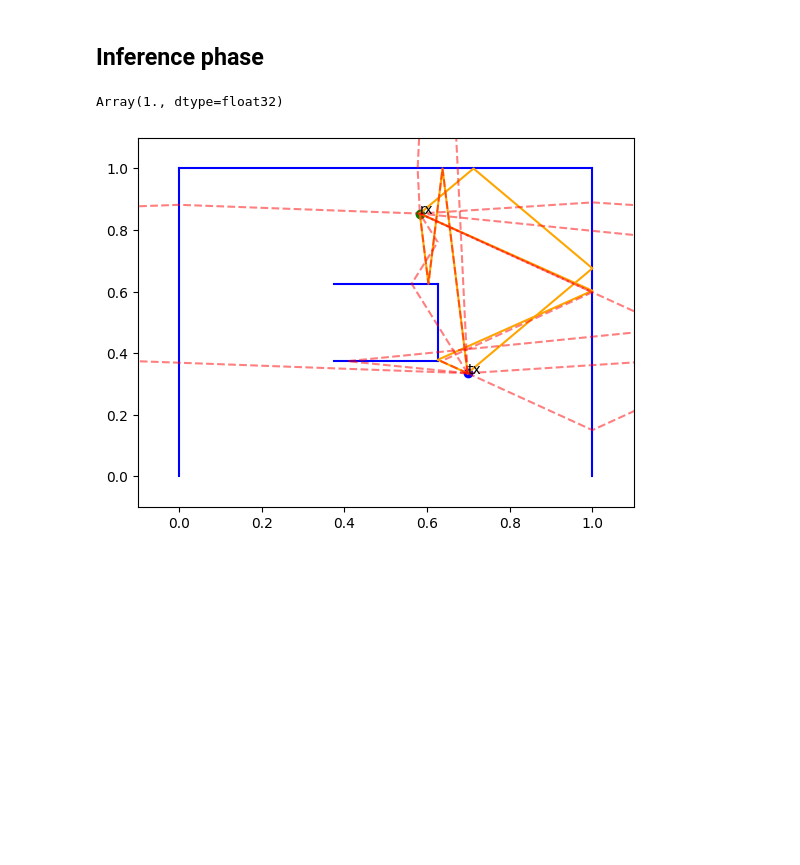
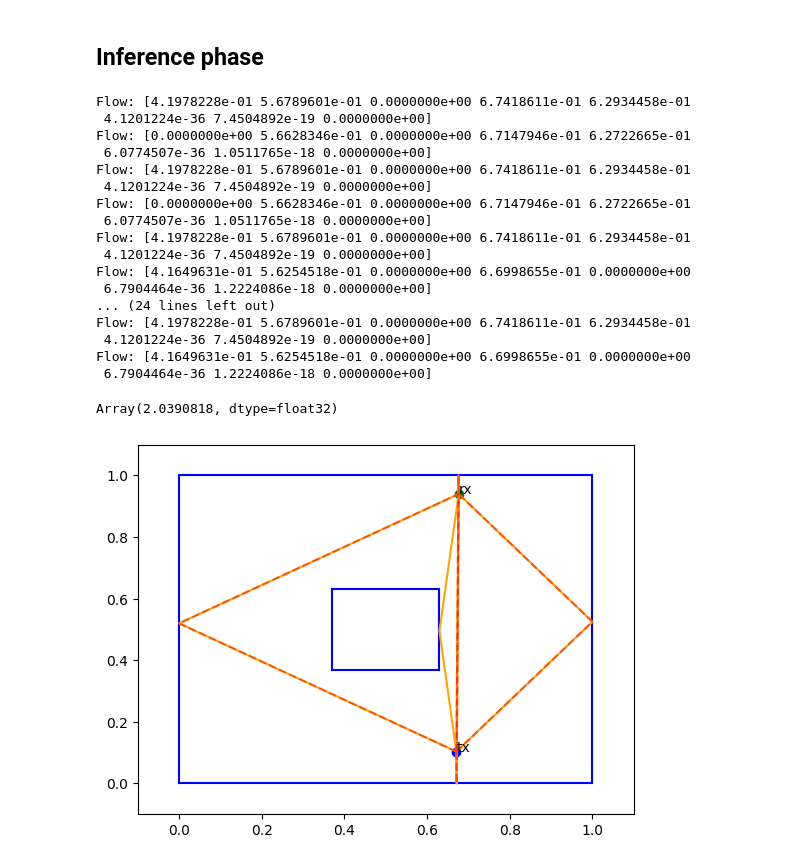
Before and after one commit to jeertmans/DiffeRT2d, a Jupyter notebook: docs/source/notebooks/cost20120_model.ipynb, the cells around one changed output. Saved outputs shown, nothing was run; the diff lists cells and outputs as text; code cells hidden in the pictures; blank space fills up the shorter version.

```diff
--- a/docs/source/notebooks/cost20120_model.ipynb
+++ b/docs/source/notebooks/cost20120_model.ipynb
@@ -173,7 +173,7 @@ key, key_example_scene = jax.random.split(key, 2)
 def random_scenes(
     min_ratio: float = 0.24,
     max_ratio: float = 0.26,
-    min_num_walls: int = 4,
+    min_num_walls: int = 8,
     min_angle: float = -0.0 * jnp.pi,
     max_angle: float = +0.0 * jnp.pi,
     *,
@@ -233,7 +233,7 @@ def random_scenes(
         )
 
 
-def samples(
+def random_samples(
     order: int, **kwargs: Any
 ) -> Iterator[tuple[Float[Array, "2+num_walls*2 2"], Int[Array, "num_paths {order}"]]]:
     """
@@ -437,7 +537,7 @@ def loss(
         # Turn positive flow into normalized probability in [0, 1]
         p = parent_edge_flow_prediction / jnp.sum(parent_edge_flow_prediction)
 
-        index = jax.random.categorical(key=key, logits=jnp.log(p))  # Action to take
+        index = jax.random.categorical(key=key, logits=jnp.log(p))  # The wall to choose
 
         # Indicate we have chosen walls[index] as a candidate at 'current_order'
         state = state.at[index, current_order].set(1.0)
@@ -445,16 +545,26 @@ def loss(
         edge_flow_prediction = model(state, index, xys)
 
         pred_path_candidate = jnp.argmax(state, axis=0)
+        # jax.debug.print("(scan) path = {pred_path_candidate}", pred_path_candidate=pred_path_candidate)
+
+        # is_last = jnp.where(current_order == order - 1, True, False)
+
+        # jax.debug.print("(scan) is last {is_last}", is_last=is_last)
 
         flow_mismatch += jnp.where(
             current_order == order - 1,  # Check whether we reached final state
             (  # Reached last state so (next) edge_flow_prediction is ignored
-                parent_edge_flow_prediction[index]  # Each state s' has only one possible parent state s
+                parent_edge_flow_prediction[
+                    index
+                ]  # Each state s' has only one possible parent state s
                 - reward(pred_path_candidate, true_path_candidates)
             )
             ** 2,
             (  # Didn't reach last state so no reward
-                parent_edge_flow_prediction[index] - jnp.sum(edge_flow_prediction)
+                parent_edge_flow_prediction[
+                    index
+                ]  # Each state s' has only one possible parent state s
+                - jnp.sum(edge_flow_prediction)
             )
             ** 2,
         )
@@ -468,8 +578,10 @@ def loss(
     def batch_fn(batch_loss: BatchC, key: PRNGKeyArray) -> tuple[BatchC, BatchR]:
         flow_mismatch = jnp.array(0.0)  # We mismatch for the current path_candidate
         index = jnp.array(-1)  # We didn't select any wall yet
-        state = jnp.zeros((num_walls, order))  # Same, but represented in one-hot encoding
-        parent_edge_flow_prediction = model(state, index, xys)  # Inital state's flow
+        state = jnp.zeros(
+            (num_walls, order)
+        )  # Same, but represented in one-hot encoding
+        parent_edge_flow_prediction = model(state, index, xys)  # Initial state's flow
         init = flow_mismatch, parent_edge_flow_prediction, index, state
         (flow_mismatch, edge_flow_prediction, index, state), pred_path_candidate = (
             jax.lax.scan(
@@ -478,6 +590,8 @@ def loss(
                 xs=(jax.random.split(key, order), jnp.arange(order)),
             )
         )
+
+        # jax.debug.print("final = {pred_path_candidate}", pred_path_candidate=pred_path_candidate)
 
         return batch_loss + flow_mismatch, pred_path_candidate
 
@@ -510,6 +624,8 @@ def loss(
                 ax, linestyle="--", alpha=0.5, color="red"
             )
 
+        plt.show()
+
     return batch_loss
 # %%
 training_model = FlowModel(order=order, key=key_model)
@@ -529,7 +645,7 @@ def train(
     model: FlowModel,
     train_samples: Iterator,
     optim: optax.GradientTransformation,
-    steps: int = 10_000,
+    steps: int = 100_000,
     print_every: int = 100,
     *,
     key: PRNGKeyArray,
@@ -565,7 +681,15 @@ def train(
             if (step % print_every) == 0 or (step == steps - 1):
                 bar.set_description(f"train_loss = {float(train_loss):.1f}")
 
-    return model, jnp.array(losses)
+    @jax.jit
+    def moving_average(
+        x: Shaped[Array, " batch"], n: int = 100
+    ) -> Shaped[Array, "batch-n+1"]:
+        r = jnp.cumsum(x)
+        r = r.at[n:].add(-r[:-n])
+        return r[n - 1 :] / n
+
+    return model, moving_average(jnp.array(losses))
 # %%
 training_model, losses = train(training_model, train_samples, optim, key=key_train)
 
@@ -577,10 +702,28 @@ plt.semilogy(losses)
 ## Inference phase
 # %%
 inference_model = eqx.nn.inference_mode(training_model)
+debug_model = eqx.tree_at(lambda m: m.debug, inference_model, True)
 # %%
 key, key_loss_trained = jax.random.split(key, 2)
 
-loss(inference_model, *next(test_samples), plot=True, key=key_loss_trained)
+loss(debug_model, *next(train_samples), plot=True, key=key_loss_trained)
 # %% [output]
-Array(1., dtype=float32)
+Flow: [4.1978228e-01 5.6789601e-01 0.0000000e+00 6.7418611e-01 6.2934458e-01
+ 4.1201224e-36 7.4504892e-19 0.0000000e+00]
+Flow: [0.0000000e+00 5.6628346e-01 0.0000000e+00 6.7147946e-01 6.2722665e-01
+ 6.0774507e-36 1.0511765e-18 0.0000000e+00]
+Flow: [4.1978228e-01 5.6789601e-01 0.0000000e+00 6.7418611e-01 6.2934458e-01
+ 4.1201224e-36 7.4504892e-19 0.0000000e+00]
+Flow: [0.0000000e+00 5.6628346e-01 0.0000000e+00 6.7147946e-01 6.2722665e-01
+ 6.0774507e-36 1.0511765e-18 0.0000000e+00]
+Flow: [4.1978228e-01 5.6789601e-01 0.0000000e+00 6.7418611e-01 6.2934458e-01
+ 4.1201224e-36 7.4504892e-19 0.0000000e+00]
+Flow: [4.1649631e-01 5.6254518e-01 0.0000000e+00 6.6998655e-01 0.0000000e+00
+ 6.7904464e-36 1.2224086e-18 0.0000000e+00]
+... (24 lines left out)
+Flow: [4.1978228e-01 5.6789601e-01 0.0000000e+00 6.7418611e-01 6.2934458e-01
+ 4.1201224e-36 7.4504892e-19 0.0000000e+00]
+Flow: [4.1649631e-01 5.6254518e-01 0.0000000e+00 6.6998655e-01 0.0000000e+00
+ 6.7904464e-36 1.2224086e-18 0.0000000e+00]
+Array(2.0390818, dtype=float32)
-[figure, old version]
+[figure, new version]
```
Also changed, not shown: parts of 11 cells of this notebook, 3 other files.
